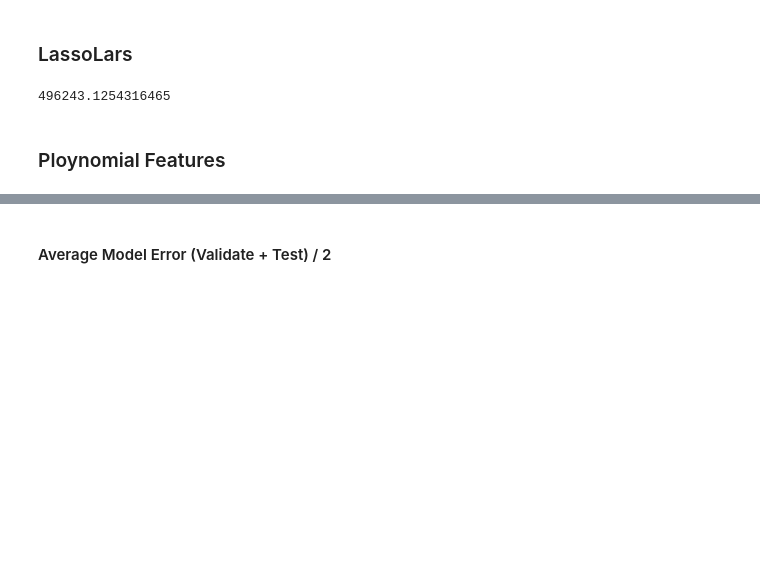
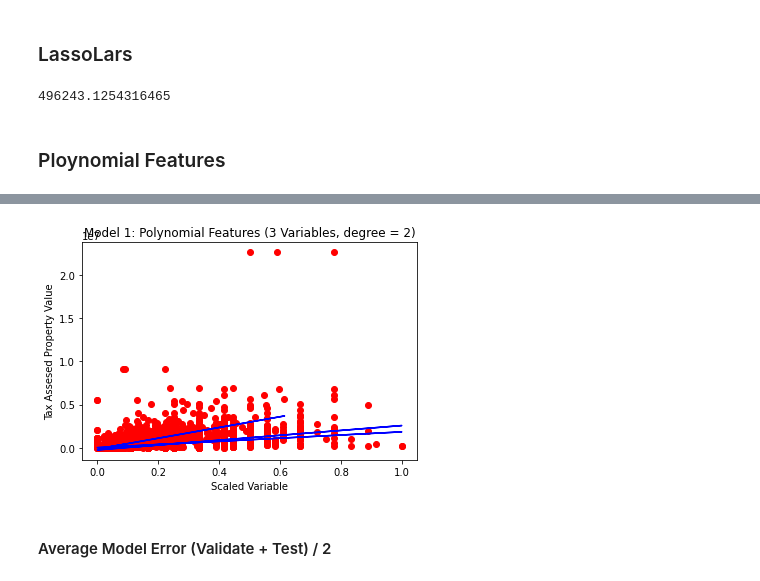
Before and after one commit to CY-Data-Services/zillow_regression_project, a Jupyter notebook: Zillow Regression Project/corey_notebook.ipynb, the cells around one changed output, grey strips where cells are left out. Saved outputs shown, nothing was run; the diff lists cells and outputs as text; code cells hidden in the pictures; blank space fills up the shorter version.

```diff
--- a/Zillow Regression Project/corey_notebook.ipynb
+++ b/Zillow Regression Project/corey_notebook.ipynb
@@ -470,0 +446,35 @@ NameError: name 'LinearRegression' is not defined
+# %%
+# Train Model
+y = y_train
+X = pd.DataFrame(X_train_scaled['bedroomcnt'])
+X1 = pd.DataFrame(X_train_scaled['bathroomcnt'])
+X2 = pd.DataFrame(X_train_scaled['calculatedfinishedsquarefeet'])
+
+# Feed new features in to linear model.
+lm_squared = LinearRegression(normalize=True)
+lm_squared.fit(X, y_train)
+lm_squared1 = LinearRegression(normalize=True)
+lm_squared1.fit(X1, y_train)
+lm_squared2 = LinearRegression(normalize=True)
+lm_squared2.fit(X2, y_train)
+#####################################
+# Graphing Test
+t = y_test
+G = pd.DataFrame(X_test_scaled['bedroomcnt'])
+G1 = pd.DataFrame(X_test_scaled['bathroomcnt'])
+G2 = pd.DataFrame(X_test_scaled['calculatedfinishedsquarefeet'])
+
+plt.scatter(G, t, color='red')
+plt.scatter(G1, t, color='red')
+plt.scatter(G2, t, color='red')
+
+plt.plot(G, lm_squared.predict(G), color ='blue' )
+plt.plot(G1, lm_squared1.predict(G1), color ='blue')
+plt.plot(G2, lm_squared2.predict(G2), color ='blue')
+
+plt.title("Model 1: Polynomial Features (3 Variables, degree = 2)")
+plt.xlabel('Scaled Variable')
+plt.ylabel('Tax Assesed Property Value')
+plt.show()
+# %% [output]
+[figure, added]
```
Also changed, not shown: parts of 14 cells of this notebook.
